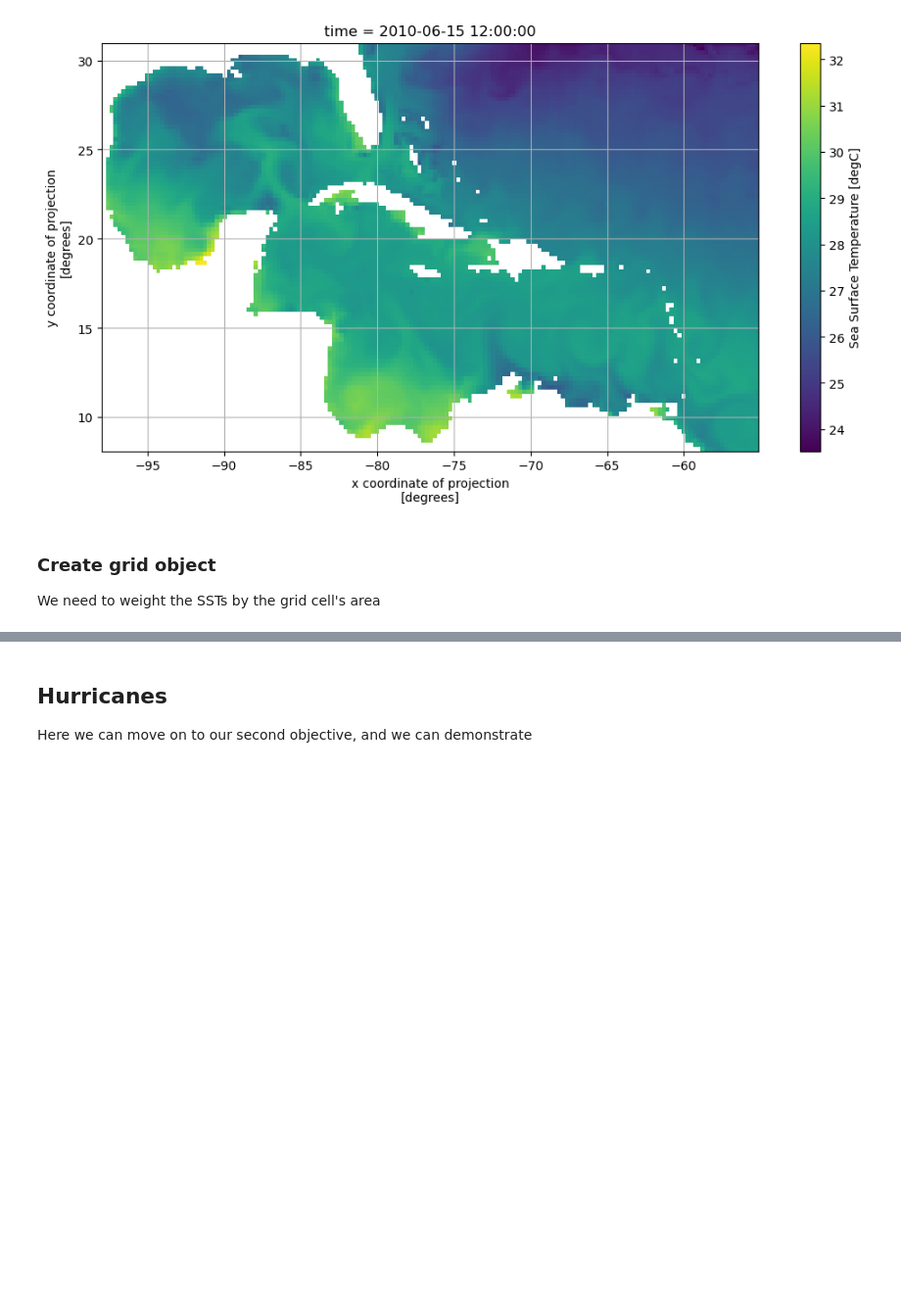
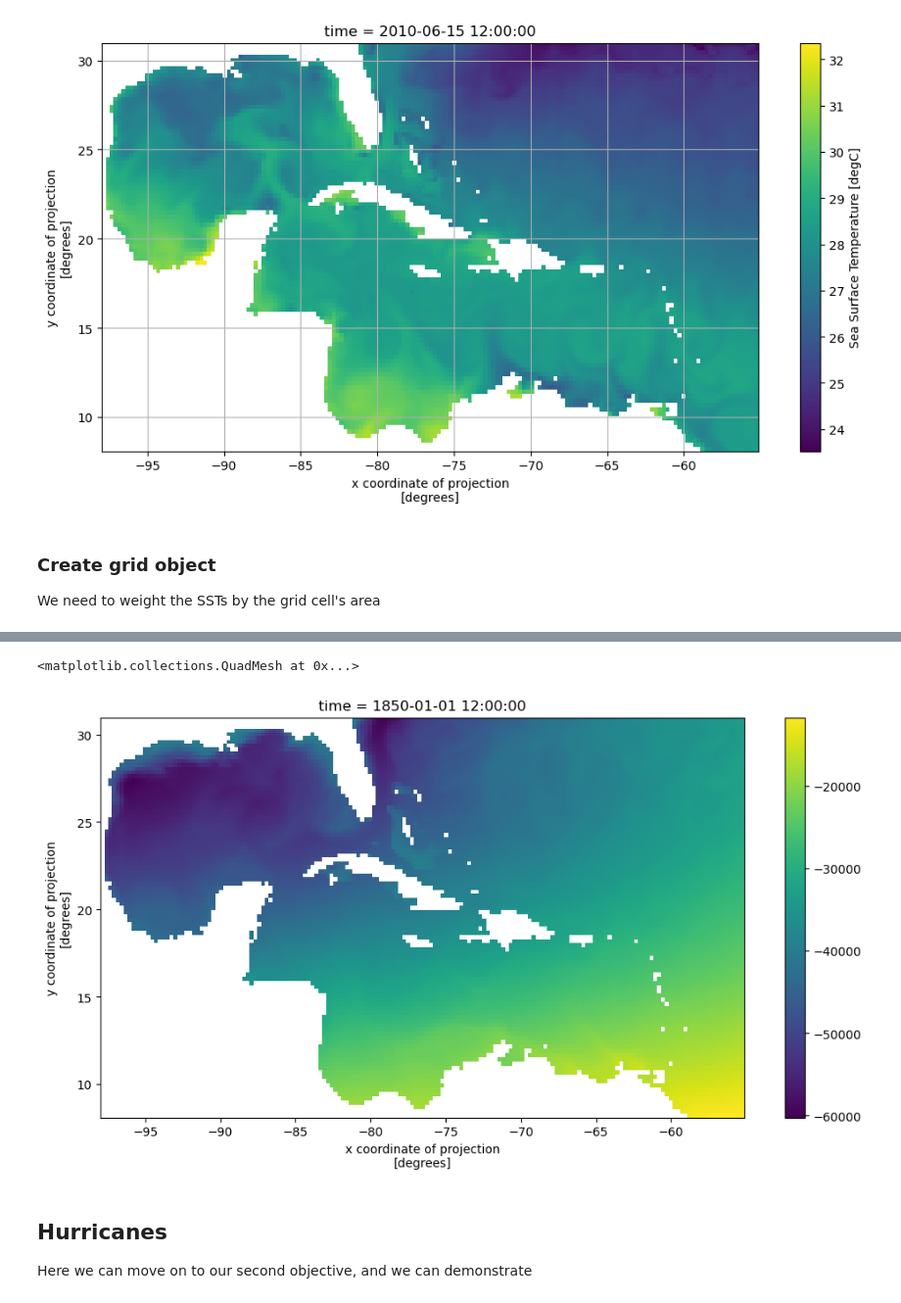
Before and after one commit to ProjectPythia/CFC-extreme-weather-cookbook, a Jupyter notebook: cfc-ocean.ipynb, the cells around one changed output, grey strips where cells are left out. Shown: that part at 98% size. Saved outputs shown, nothing was run; the diff lists cells and outputs as text; code cells hidden in the pictures; blank space fills up the shorter version.

Commit message:
weighted sst, but may not be necessary

```diff
--- a/cfc-ocean.ipynb
+++ b/cfc-ocean.ipynb
@@ -523,3 +405,11 @@ plt.tight_layout();
+# %%
+area = carib_cell.x * carib_cell.y
+sst_weighted = csst * area
+# %%
+sst_weighted[0].plot()
+# %% [output]
+<matplotlib.collections.QuadMesh at 0x...>
+[figure, added]
 # %% [markdown]
 ## Hurricanes
 Here we can move on to our second objective, and we can demonstrate
```
Also changed, not shown: parts of 15 cells of this notebook.
